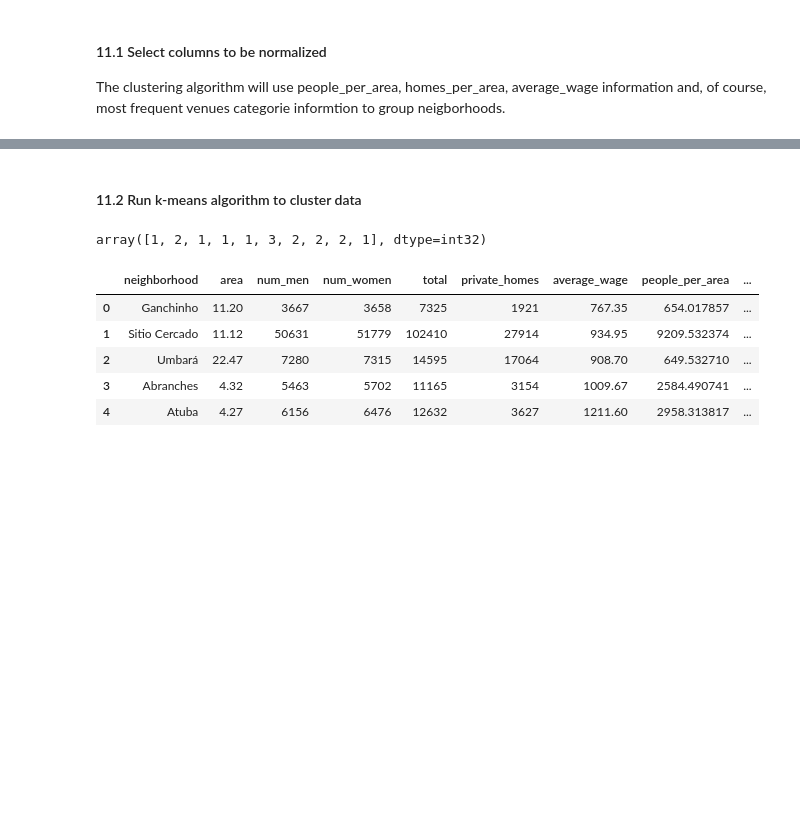
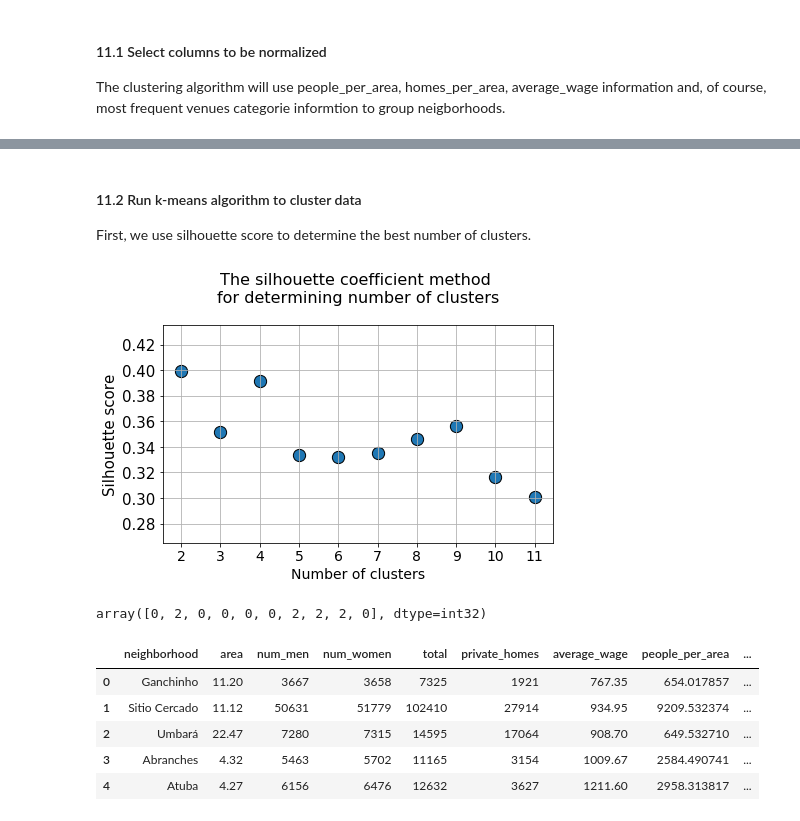
Before and after one commit to f-antunes/Coursera_Capstone, a Jupyter notebook: Final Project.ipynb, the cells around one changed output, grey strips where cells are left out. Drawn from its saved outputs; the diff is of its cells as text; code cells hidden in the pictures; blank space fills up the shorter version.

```diff
--- a/Final Project.ipynb
+++ b/Final Project.ipynb
@@ -448,10 +456,39 @@ city_grouped
 # %% [markdown]
 #### 11.2 Run k-means algorithm to cluster data
+
+First, we use silhouette score to determine the best number of clusters.
+# %%
+from sklearn.metrics import silhouette_score
+import matplotlib.pyplot as plt
+
+city_grouped_clustering = city_grouped.drop('Neighborhood', 1)
+
+km_silhouette = []
+
+for i in range(2,12):
+    km = KMeans(n_clusters=i, random_state=0).fit(city_grouped_clustering)
+    preds = km.predict(city_grouped_clustering)
+
+    silhouette = silhouette_score(city_grouped_clustering,preds)
+    km_silhouette.append(silhouette)
+    #print("Silhouette score for number of cluster(s) {}: {}".format(i,silhouette))
+
+plt.figure(figsize=(7,4))
+plt.title("The silhouette coefficient method \nfor determining number of clusters\n",fontsize=16)
+plt.scatter(x=[i for i in range(2,12)],y=km_silhouette,s=150,edgecolor='k')
+plt.grid(True)
+plt.xlabel("Number of clusters",fontsize=14)
+plt.ylabel("Silhouette score",fontsize=15)
+plt.xticks([i for i in range(2,12)],fontsize=14)
+plt.yticks(fontsize=15)
+plt.show()
+# %% [output]
+[figure, added]
 # %%
 # set number of clusters
-kclusters = 5
+kclusters = 4
 
-city_grouped_clustering = city_grouped.drop('Neighborhood', 1)
+#city_grouped_clustering = city_grouped.drop('Neighborhood', 1)
 
 # run k-means clustering
 kmeans = KMeans(n_clusters=kclusters, random_state=0).fit(city_grouped_clustering)
@@ -459,7 +496,7 @@ kmeans = KMeans(n_clusters=kclusters, random_state=0).fit(city_grouped_clusterin
 # check cluster labels generated for each row in the dataframe
 kmeans.labels_[0:10]
 # %% [output]
-array([1, 2, 1, 1, 1, 3, 2, 2, 2, 1], dtype=int32)
+array([0, 2, 0, 0, 0, 0, 2, 2, 2, 0], dtype=int32)
 # %%
 # add clustering labels
 neighborhoods_venues_sorted.insert(0, 'Cluster Labels', kmeans.labels_)
```
Also changed, not shown: parts of 9 cells of this notebook.
